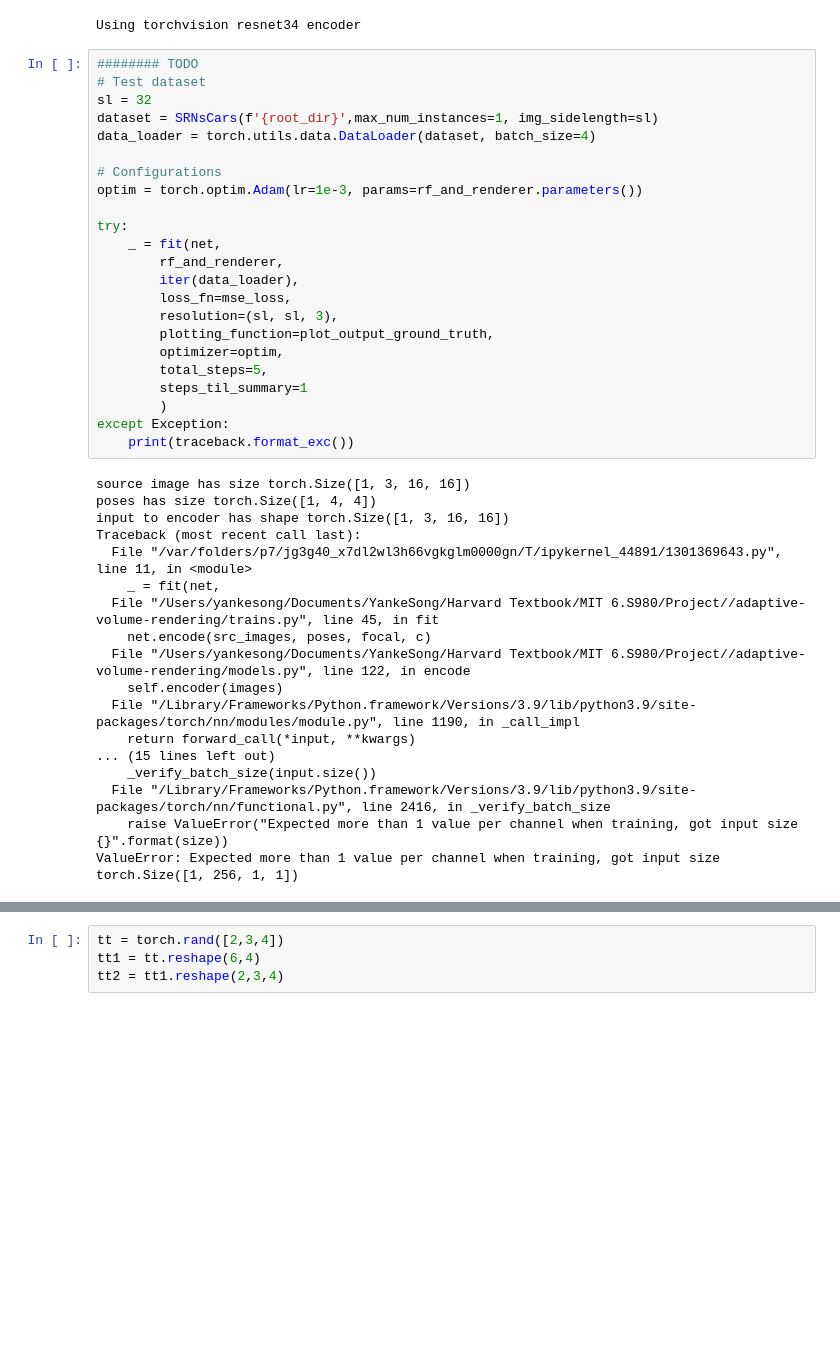
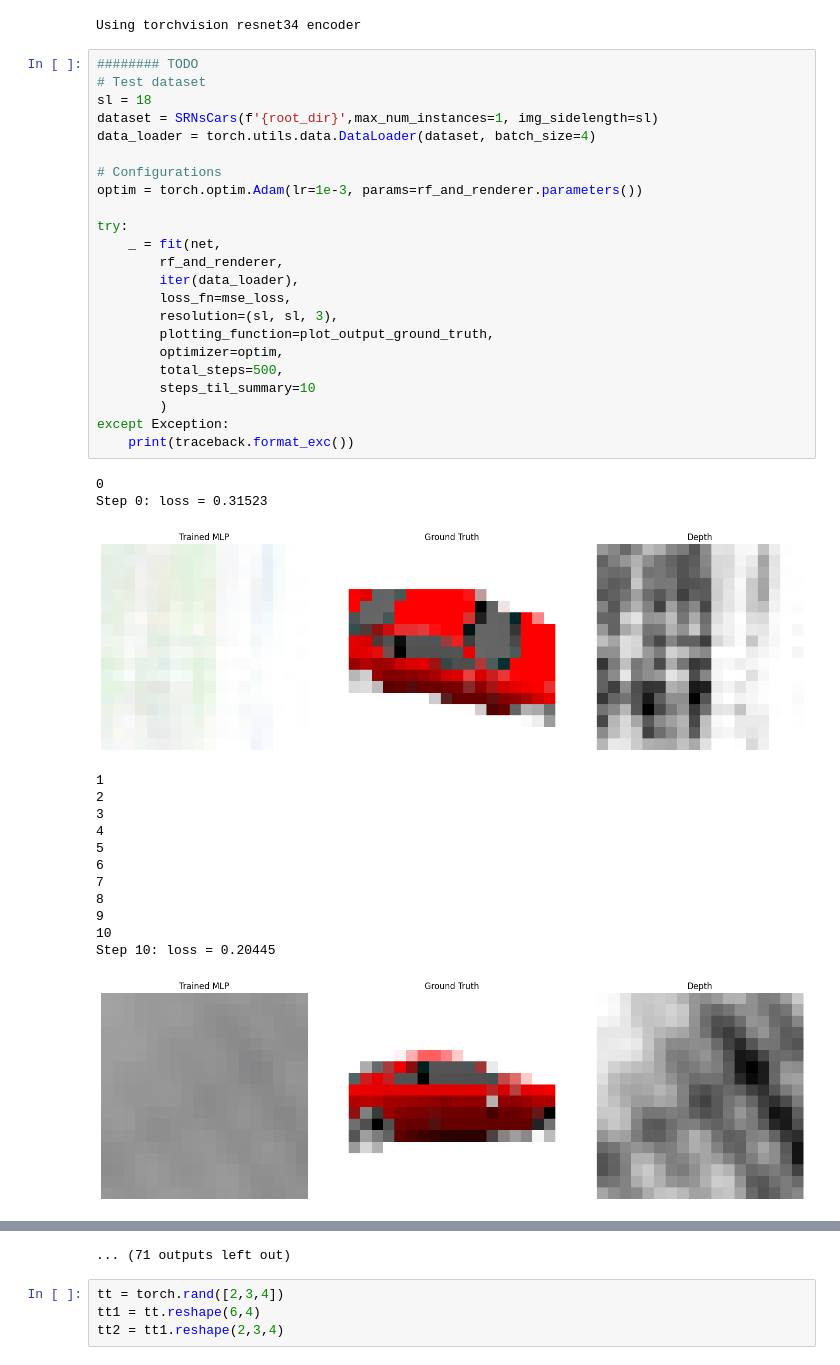
Before and after one commit to yankeesong/adaptive-volume-rendering, a Jupyter notebook: 6S980_Project.ipynb, the cells around one changed output, grey strips where cells are left out. Saved outputs shown, nothing was run; the diff lists cells and outputs as text; blank space fills up the shorter version.

Commit message:
working first model

```diff
--- a/6S980_Project.ipynb
+++ b/6S980_Project.ipynb
@@ -156,41 +155,39 @@ Using torchvision resnet34 encoder
 # %%
 ######## TODO
 # Test dataset
-sl = 32
+sl = 18
 dataset = SRNsCars(f'{root_dir}',max_num_instances=1, img_sidelength=sl)
 data_loader = torch.utils.data.DataLoader(dataset, batch_size=4)
 
 # Configurations
 optim = torch.optim.Adam(lr=1e-3, params=rf_and_renderer.parameters())
 
 try:
     _ = fit(net,
         rf_and_renderer,
         iter(data_loader),
         loss_fn=mse_loss,
         resolution=(sl, sl, 3),
         plotting_function=plot_output_ground_truth,
         optimizer=optim,
-        total_steps=5,
-        steps_til_summary=1
+        total_steps=500,
+        steps_til_summary=10
         )
 except Exception:
     print(traceback.format_exc())
 # %% [output]
-source image has size torch.Size([1, 3, 16, 16])
-poses has size torch.Size([1, 4, 4])
-input to encoder has shape torch.Size([1, 3, 16, 16])
-Traceback (most recent call last):
-  File "/var/folders/p7/jg3g40_x7dl2wl3h66vgkglm0000gn/T/ipykernel_44891/1301369643.py", line 11, in <module>
-    _ = fit(net,
-  File "/Users/yankesong/Documents/YankeSong/Harvard Textbook/MIT 6.S980/Project//adaptive-volume-rendering/trains.py", line 45, in fit
-    net.encode(src_images, poses, focal, c)
-  File "/Users/yankesong/Documents/YankeSong/Harvard Textbook/MIT 6.S980/Project//adaptive-volume-rendering/models.py", line 122, in encode
-    self.encoder(images)
-  File "/Library/Frameworks/Python.framework/Versions/3.9/lib/python3.9/site-packages/torch/nn/modules/module.py", line 1190, in _call_impl
-    return forward_call(*input, **kwargs)
-... (15 lines left out)
-    _verify_batch_size(input.size())
-  File "/Library/Frameworks/Python.framework/Versions/3.9/lib/python3.9/site-packages/torch/nn/functional.py", line 2416, in _verify_batch_size
-    raise ValueError("Expected more than 1 value per channel when training, got input size {}".format(size))
-ValueError: Expected more than 1 value per channel when training, got input size torch.Size([1, 256, 1, 1])
+0
+Step 0: loss = 0.31523
+[figure, added]
+1
+2
+3
+4
+5
+6
+7
+8
+9
+10
+Step 10: loss = 0.20445
+[figure, added]
@@ -197,3 +242,4 @@ ValueError: Expected more than 1 value per channel when training, got input size
+... (71 outputs left out)
 # %%
 tt = torch.rand([2,3,4])
 tt1 = tt.reshape(6,4)
```
Also changed, not shown: parts of 4 cells of this notebook, 4 other files.
